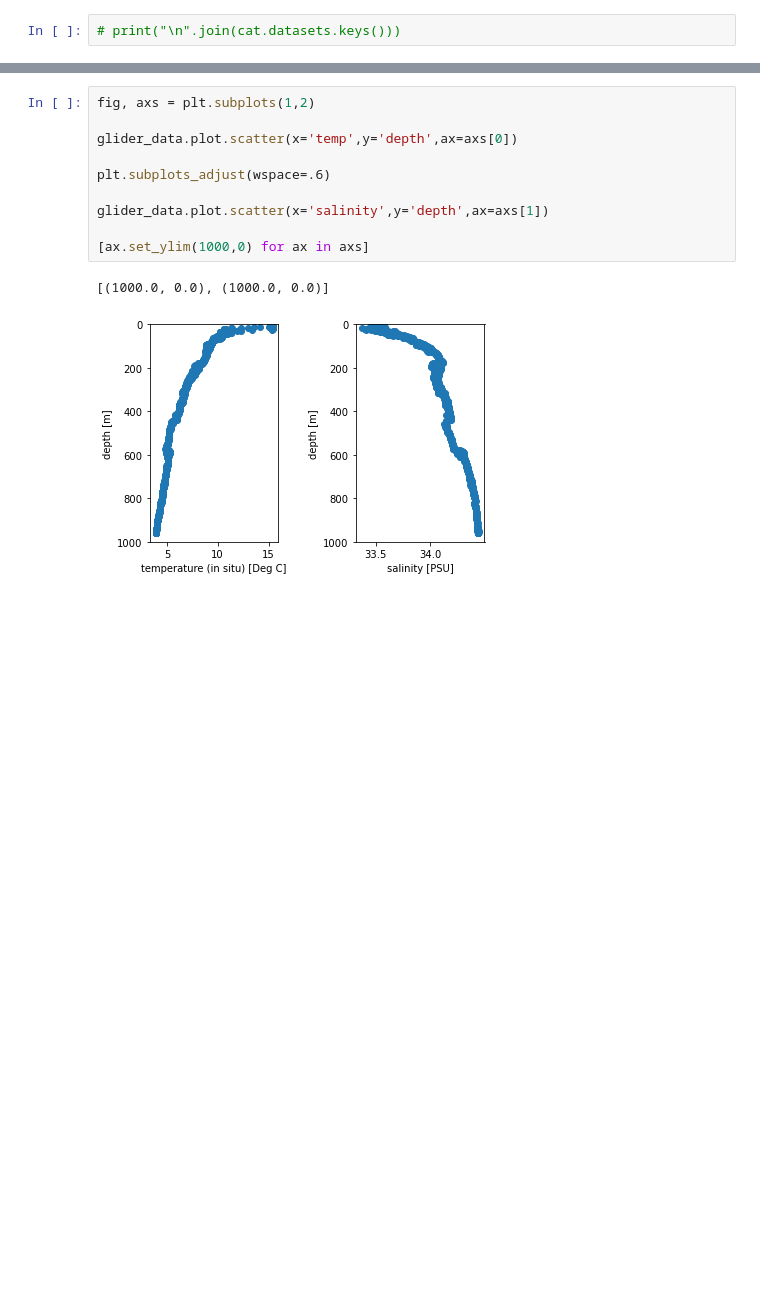
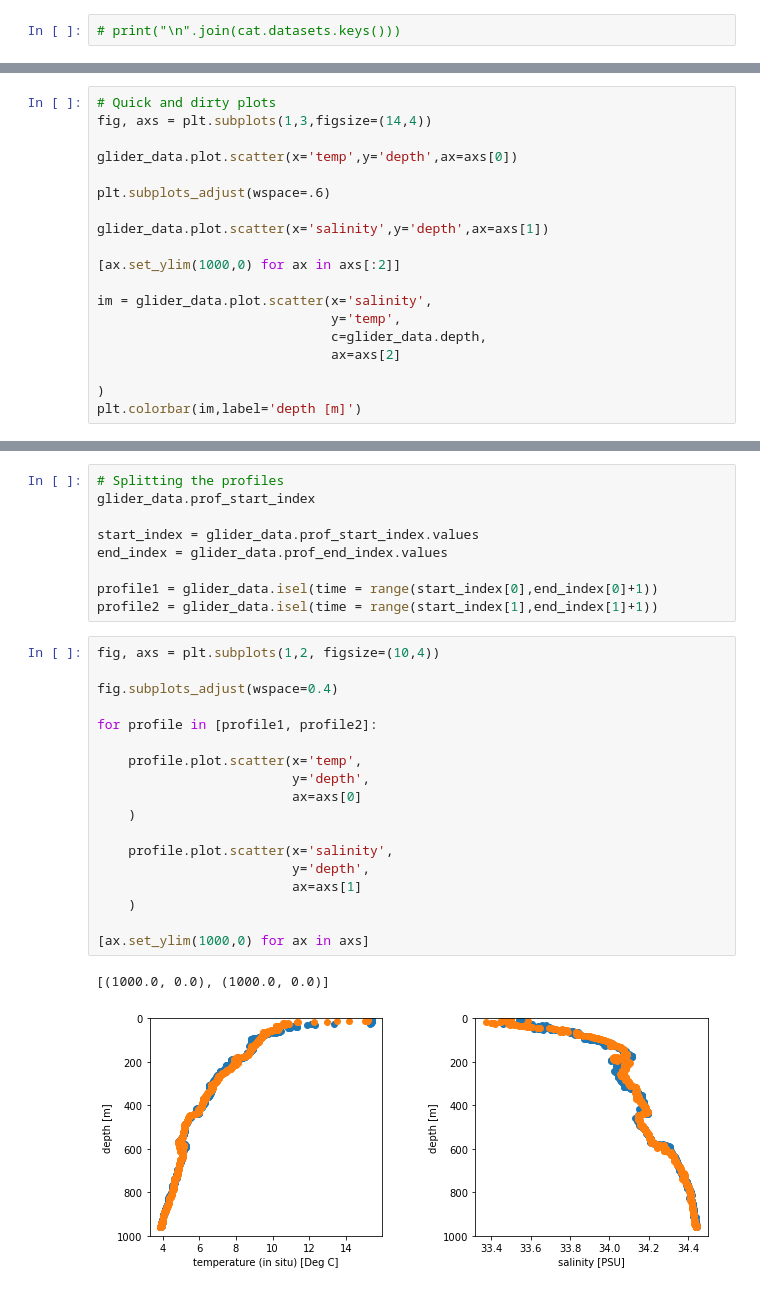
Before and after one commit to NASA-SMODE/DataRetrieval, a Jupyter notebook: GetNAVOGliderData.ipynb, the cells around one changed output, grey strips where cells are left out. Cells and saved outputs as stored; diff of their text form; blank space fills up the shorter version.

```diff
--- a/GetNAVOGliderData.ipynb
+++ b/GetNAVOGliderData.ipynb
@@ -53,0 +36,19 @@ Data variables: (12/15)
+# %%
+# Quick and dirty plots
+fig, axs = plt.subplots(1,3,figsize=(14,4))
+
+glider_data.plot.scatter(x='temp',y='depth',ax=axs[0])
+
+plt.subplots_adjust(wspace=.6)
+
+glider_data.plot.scatter(x='salinity',y='depth',ax=axs[1])
+
+[ax.set_ylim(1000,0) for ax in axs[:2]]
+
+im = glider_data.plot.scatter(x='salinity',
+                              y='temp',
+                              c=glider_data.depth,
+                              ax=axs[2]
+
+)
+plt.colorbar(im,label='depth [m]')
@@ -54,13 +58,30 @@ Data variables: (12/15)
+# %%
+# Splitting the profiles
+glider_data.prof_start_index
+
+start_index = glider_data.prof_start_index.values
+end_index = glider_data.prof_end_index.values
+
+profile1 = glider_data.isel(time = range(start_index[0],end_index[0]+1))
+profile2 = glider_data.isel(time = range(start_index[1],end_index[1]+1))
 # %%
-fig, axs = plt.subplots(1,2)
+fig, axs = plt.subplots(1,2, figsize=(10,4))
 
-glider_data.plot.scatter(x='temp',y='depth',ax=axs[0])
+fig.subplots_adjust(wspace=0.4)
 
-plt.subplots_adjust(wspace=.6)
+for profile in [profile1, profile2]:
 
-glider_data.plot.scatter(x='salinity',y='depth',ax=axs[1])
+    profile.plot.scatter(x='temp',
+                         y='depth',
+                         ax=axs[0]
+    )
+
+    profile.plot.scatter(x='salinity',
+                         y='depth',
+                         ax=axs[1]
+    )
 
 [ax.set_ylim(1000,0) for ax in axs]
 # %% [output]
 [(1000.0, 0.0), (1000.0, 0.0)]
-[figure, old version]
+[figure, new version]
```
Also changed, not shown: parts of 24 cells of this notebook.
